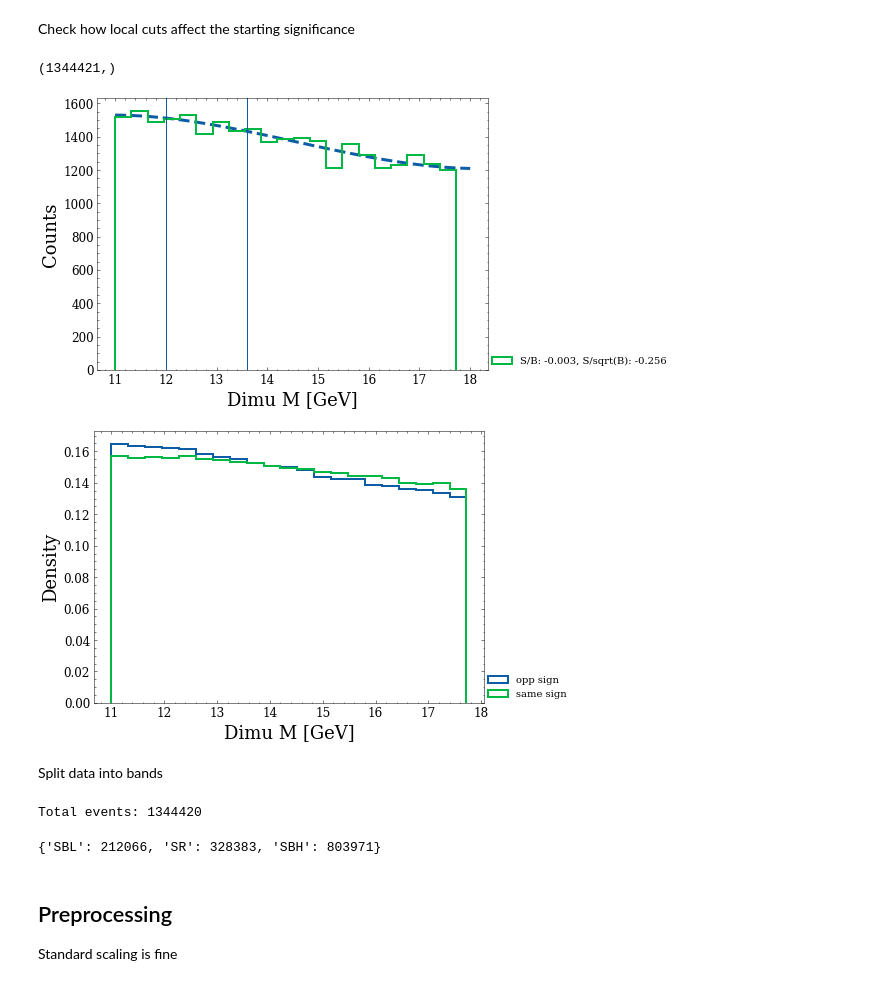
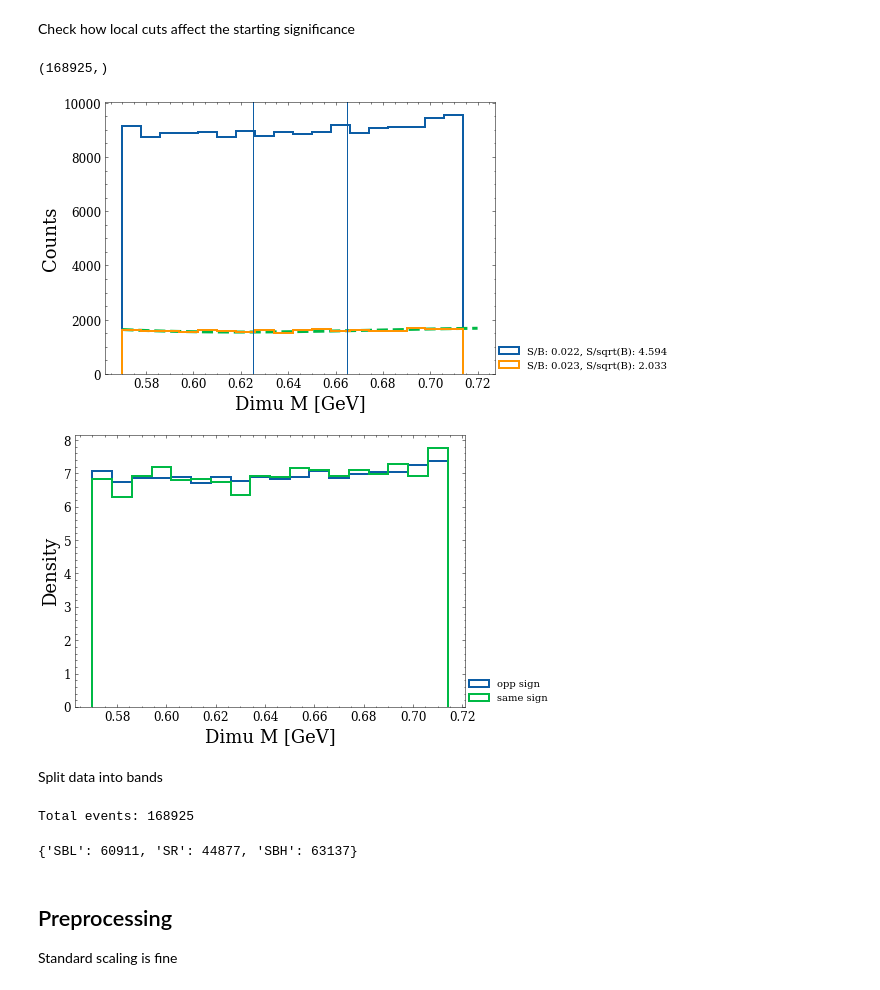
Before and after one commit to hep-lbdl/dimuonAD, a Jupyter notebook: 04_preprocess_data_for_bump_hunt.ipynb, the cells around one changed output. Drawn from its saved outputs; the diff is of its cells as text; code cells hidden in the pictures.

```diff
--- a/04_preprocess_data_for_bump_hunt.ipynb
+++ b/04_preprocess_data_for_bump_hunt.ipynb
@@ -63,11 +65,14 @@ Muon cuts were made previously (and we don't want to make cuts on the dimuon sys
 # %%
-particle_type = "upsilon_shifted"
+particle_type = "eta_shifted"
+
 
 
 SB_left = float(workflow[particle_type]["SB_left"])
 SR_left = float(workflow[particle_type]["SR_left"])
 SR_right = float(workflow[particle_type]["SR_right"])
 SB_right = float(workflow[particle_type]["SB_right"])
+
+
 
 band_bounds = {"SBL": [SB_left,SR_left],
                    "SR": [SR_left,SR_right],
@@ -76,18 +81,17 @@ band_bounds = {"SBL": [SB_left,SR_left],
 
 if particle_type == "eta":
     N_test = 32000
-    #random_seed = 1
     random_seed = 2
 
 
 elif particle_type == "upsilon":
     N_test = 32000
-    # random_seed = 25
-    random_seed = 3
+    random_seed = 6
 
 
 else:
-    N_test = 100000
+    N_test = 32000
+    random_seed = 7
 
 plot_bins_SR = np.linspace(SR_left, SR_right, 6)
 width = plot_bins_SR[1] - plot_bins_SR[0]
@@ -97,11 +101,13 @@ cut_data, cut_data_samesign = {code:{} for code in codes_list},  {code:{} for co
 for code in codes_list:
 
     # define cuts to reduce the starting significance
-    if particle_type != "upsilon":
+    if "upsilon" in particle_type:
+        pass_indices = (uncut_data[code]["mu0_iso04"] > 0.65) & (uncut_data[code]["mu1_iso04"] > 0.65)
+        pass_indices_samesign = (uncut_data_samesign[code]["mu0_iso04"] > 0.65) & (uncut_data_samesign[code]["mu1_iso04"] > 0.65)
+
+    else:
+        # these cuts do nothing
         pass_indices = (uncut_data[code]["mu0_iso04"] > -.5) & (uncut_data[code]["mu1_iso04"] > -.5)
-        pass_indices_samesign = (uncut_data_samesign[code]["mu0_iso04"] > -.5) & (uncut_data_samesign[code]["mu1_iso04"] > -.5)
-    elif particle_type == "upsilon":
-        pass_indices = (uncut_data[code]["mu0_iso04"] > 0.5) & (uncut_data[code]["mu1_iso04"] > 0.5)
         pass_indices_samesign = (uncut_data_samesign[code]["mu0_iso04"] > -.5) & (uncut_data_samesign[code]["mu1_iso04"] > -.5)
 
 
@@ -132,38 +138,39 @@ masses_with_bounds_samesign = cut_data_samesign[code]["dimu_mass"][(cut_data_sam
 plt.figure(figsize = (7,5))
 
 # plot all data
 loc_data = masses_with_bounds
 print(loc_data.shape)
-popt_0, _, _, _, _ = curve_fit_m_inv(loc_data, bkg_fit_cubic, SB_left, SB_right, SR_left, SR_right, width, p0)
+popt_0, _, _, _, _, _ = curve_fit_m_inv(loc_data, bkg_fit_cubic, SB_left, SB_right, SR_left, SR_right, width, p0)
 #plt.plot(x, bkg_fit_cubic(x, *popt_0), lw = 3, linestyle = "dashed")
 num_S_expected_in_SR, num_B_expected_in_SR = calc_significance(loc_data, bkg_fit_cubic, plot_bins_SR, SR_left, SR_right, popt_0)
-#plt.hist(loc_data, bins = bins, lw = 2, histtype = "step", density = False, label = f"S/B: {round(num_S_expected_in_SR/num_B_expected_in_SR,3)}, S/sqrt(B): {round(num_S_expected_in_SR/np.sqrt(num_B_expected_in_SR),3)}")
+
+plt.hist(loc_data, bins = bins, lw = 2, histtype = "step", density = False, label = f"S/B: {round(num_S_expected_in_SR/num_B_expected_in_SR,3)}, S/sqrt(B): {round(num_S_expected_in_SR/np.sqrt(num_B_expected_in_SR),3)}")
 
 
 # plot subset of data
 np.random.shuffle(masses_with_bounds)
 loc_data = masses_with_bounds[:30000]
-popt_0, _, _, _, _= curve_fit_m_inv(loc_data, bkg_fit_cubic, SB_left, SB_right, SR_left, SR_right, width, p0)
+popt_0, _, _, _, _, _= curve_fit_m_inv(loc_data, bkg_fit_cubic, SB_left, SB_right, SR_left, SR_right, width, p0)
 plt.plot(x, bkg_fit_cubic(x, *popt_0), lw = 3, linestyle = "dashed")
 num_S_expected_in_SR, num_B_expected_in_SR = calc_significance(loc_data, bkg_fit_cubic, plot_bins_SR, SR_left, SR_right, popt_0)
 plt.hist(loc_data, bins = bins, lw = 2, histtype = "step", density = False, label = f"S/B: {round(num_S_expected_in_SR/num_B_expected_in_SR,3)}, S/sqrt(B): {round(num_S_expected_in_SR/np.sqrt(num_B_expected_in_SR),3)}")
 
 
 plt.axvline(SR_left)
 plt.axvline(SR_right)
 
 plt.xlabel("Dimu M [GeV]")
 plt.ylabel("Counts")
 plt.legend(loc = (1, 0))
 
 
 plt.show()
 
 
 #hist_all_features(codes_list, cut_data, feature_set, kwargs_dict_dtype)
 # %% [output]
-(1344421,)
+(168925,)
-[figure, old version]
+[figure, new version]
 # %%
 
 plt.figure(figsize = (7,5))
@@ -184,7 +191,7 @@ plt.show()
 
 #hist_all_features(codes_list, cut_data, feature_set, kwargs_dict_dtype)
 # %% [output]
-[figure, old version]
+[figure, new version]
 # %% [markdown]
 Split data into bands
 # %%
@@ -218,11 +225,11 @@ for code in codes_list:
 
 print(f"Total events: {N_total_events}")
 # %% [output]
-Total events: 1344420
+Total events: 168925
 # %%
 print(sizes_dict)
 # %% [output]
-{'SBL': 212066, 'SR': 328383, 'SBH': 803971}
+{'SBL': 60911, 'SR': 44877, 'SBH': 63137}
 # %% [markdown]
 ## Preprocessing
 
```
Also changed, not shown: parts of 6 cells of this notebook, 1 other file.
